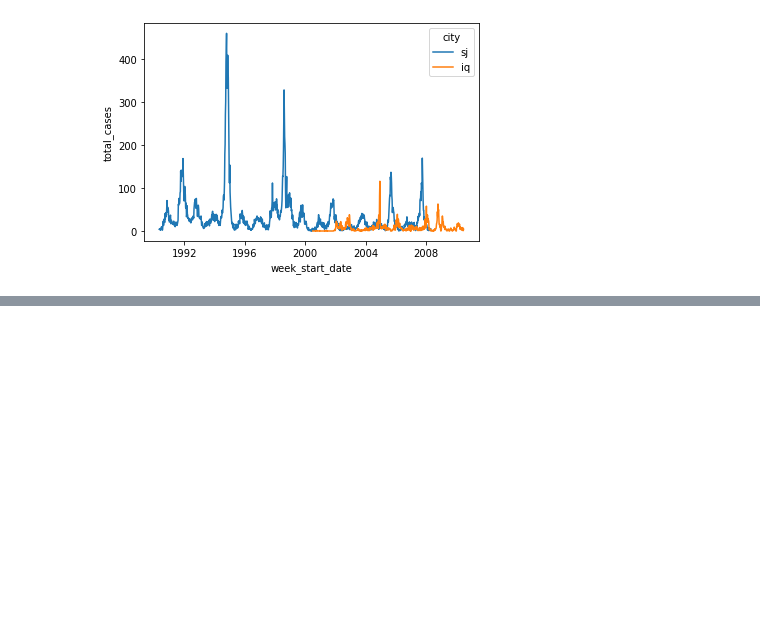
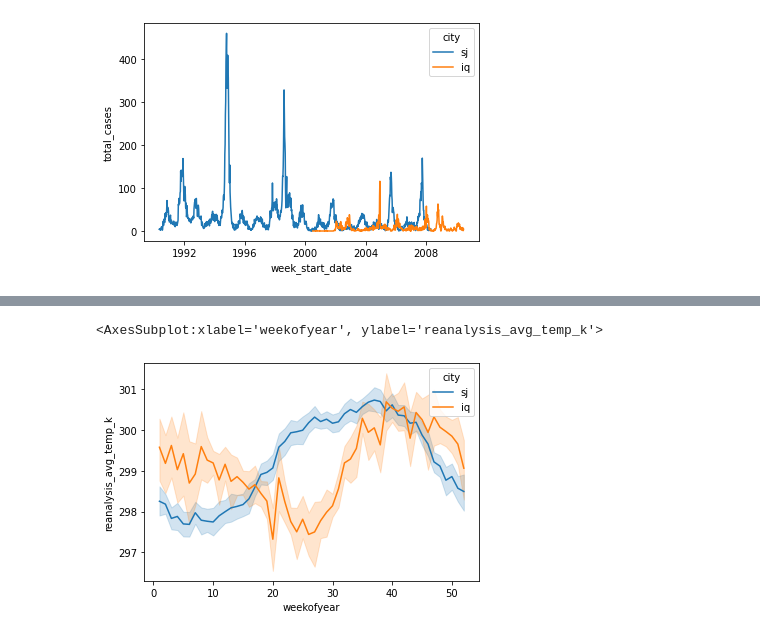
Before and after one commit to bleand/dengai, a Jupyter notebook: Initial_exploration.ipynb, the cells around one changed output, grey strips where cells are left out. Drawn from its saved outputs; the diff is of its cells as text; code cells hidden in the pictures; blank space fills up the shorter version.

Commit message:
some plots

```diff
--- a/Initial_exploration.ipynb
+++ b/Initial_exploration.ipynb
@@ -59,0 +108,6 @@ sns.lineplot(x='week_start_date', y='total_cases', hue='city', data= train_df)
+# %%
+# Temperature per week of year by city
+sns.lineplot(x='weekofyear', y='reanalysis_avg_temp_k', hue='city', data= train_df)
+# %% [output]
+<AxesSubplot:xlabel='weekofyear', ylabel='reanalysis_avg_temp_k'>
+[figure, added]
```
Also changed, not shown: parts of 30 cells of this notebook.
